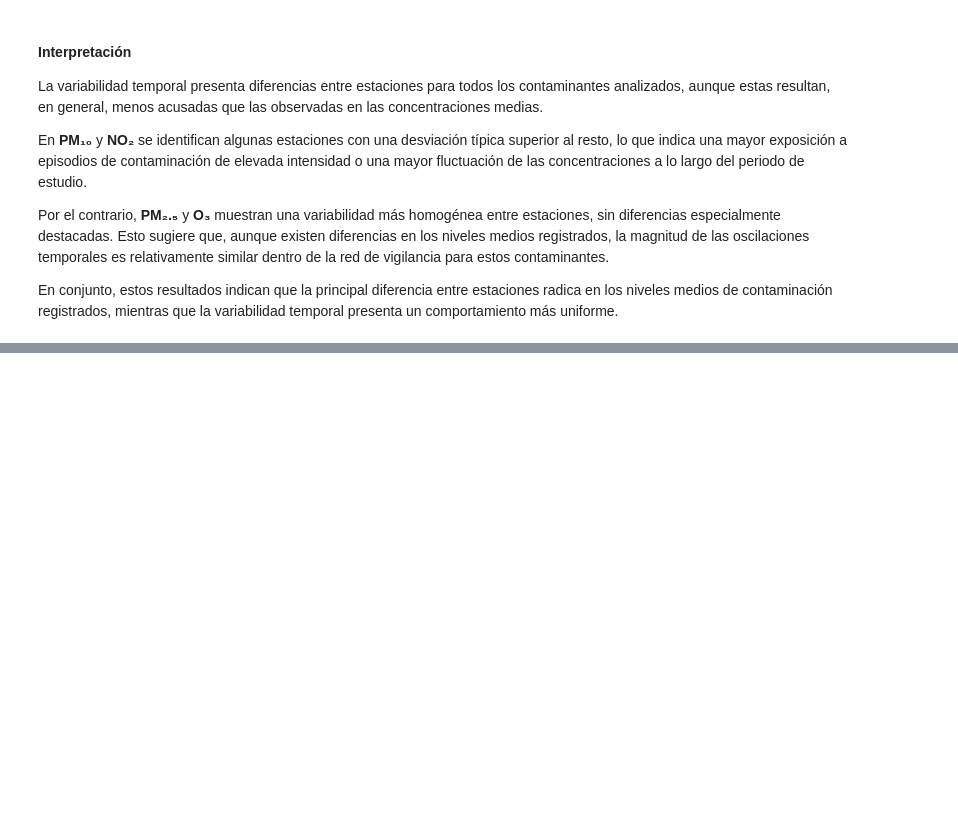
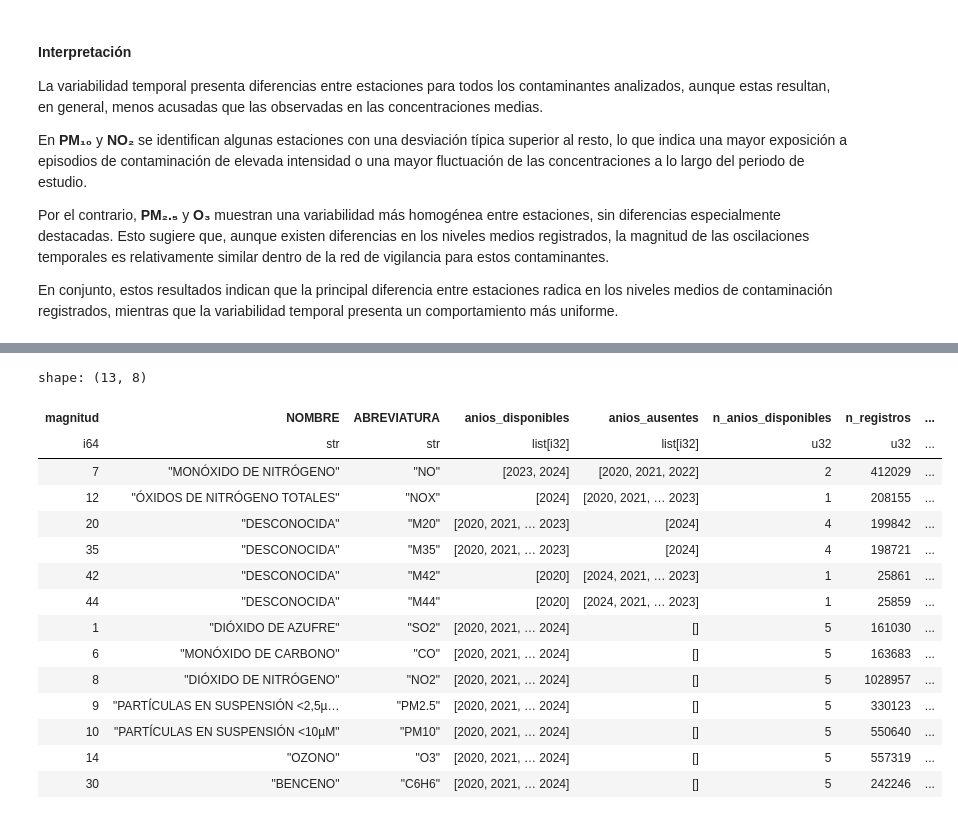
Before and after one commit to d-sba/TFM, a Jupyter notebook: src/eda/Notebooks/01_eda_calidad_aire.ipynb, the cells around one changed output, grey strips where cells are left out. Cells and saved outputs as stored; diff of their text form; code cells hidden in the pictures; blank space fills up the shorter version.

Commit message:
Actualiza el EDA y añade la revisión de la cobertura temporal de los contaminantes

```diff
--- a/src/eda/Notebooks/01_eda_calidad_aire.ipynb
+++ b/src/eda/Notebooks/01_eda_calidad_aire.ipynb
@@ -1533,0 +1540,62 @@ En conjunto, las decisiones adoptadas permiten construir un conjunto de datos co
+# %%
+# Identificación de contaminantes con cobertura temporal completa e incompleta
+
+ANIO_INICIO = 2020
+ANIO_FIN = 2024
+
+anios_esperados = list(range(ANIO_INICIO, ANIO_FIN + 1))
+n_anios_esperados = len(anios_esperados)
+
+cobertura_contaminantes = (
+    aire_madrid
+    .with_columns(
+        pl.col("fecha").dt.year().alias("anio")
+    )
+    .group_by("magnitud")
+    .agg([
+        pl.col("anio").unique().sort().alias("anios_disponibles"),
+        pl.col("anio").n_unique().alias("n_anios_disponibles"),
+        pl.len().alias("n_registros")
+    ])
+    .join(
+        seed_aire.lazy().select([
+            "MAGNITUD",
+            "NOMBRE",
+            "ABREVIATURA"
+        ]),
+        left_on="magnitud",
+        right_on="MAGNITUD",
+        how="left"
+    )
+    .with_columns([
+        (
+            pl.col("n_anios_disponibles") == n_anios_esperados
+        ).alias("cobertura_completa"),
+
+        pl.lit(anios_esperados)
+        .list.set_difference(pl.col("anios_disponibles"))
+        .alias("anios_ausentes")
+    ])
+    .select([
+        "magnitud",
+        "NOMBRE",
+        "ABREVIATURA",
+        "anios_disponibles",
+        "anios_ausentes",
+        "n_anios_disponibles",
+        "n_registros",
+        "cobertura_completa"
+    ])
+    .sort(
+        ["cobertura_completa", "magnitud"],
+        descending=[False, False]
+    )
+    .collect()
+)
+
+print("=" * 100)
+print("COBERTURA TEMPORAL DE LOS CONTAMINANTES")
+print("=" * 100)
+
+display(cobertura_contaminantes)
+# %% [output]
@@ -1533,0 +1605,16 @@ En conjunto, las decisiones adoptadas permiten construir un conjunto de datos co
+shape: (13, 8)
+| magnitud | NOMBRE | ABREVIATURA | anios_disponibles | anios_ausentes | n_anios_disponibles | n_registros | ... |
+| i64 | str | str | list[i32] | list[i32] | u32 | u32 | ... |
+| 7 | "MONÓXIDO DE NITRÓGENO" | "NO" | [2023, 2024] | [2020, 2021, 2022] | 2 | 412029 | ... |
+| 12 | "ÓXIDOS DE NITRÓGENO TOTALES" | "NOX" | [2024] | [2020, 2021, … 2023] | 1 | 208155 | ... |
+| 20 | "DESCONOCIDA" | "M20" | [2020, 2021, … 2023] | [2024] | 4 | 199842 | ... |
+| 35 | "DESCONOCIDA" | "M35" | [2020, 2021, … 2023] | [2024] | 4 | 198721 | ... |
+| 42 | "DESCONOCIDA" | "M42" | [2020] | [2024, 2021, … 2023] | 1 | 25861 | ... |
+| 44 | "DESCONOCIDA" | "M44" | [2020] | [2024, 2021, … 2023] | 1 | 25859 | ... |
+| 1 | "DIÓXIDO DE AZUFRE" | "SO2" | [2020, 2021, … 2024] | [] | 5 | 161030 | ... |
+| 6 | "MONÓXIDO DE CARBONO" | "CO" | [2020, 2021, … 2024] | [] | 5 | 163683 | ... |
+| 8 | "DIÓXIDO DE NITRÓGENO" | "NO2" | [2020, 2021, … 2024] | [] | 5 | 1028957 | ... |
+| 9 | "PARTÍCULAS EN SUSPENSIÓN <2,5µ… | "PM2.5" | [2020, 2021, … 2024] | [] | 5 | 330123 | ... |
+| 10 | "PARTÍCULAS EN SUSPENSIÓN <10µM" | "PM10" | [2020, 2021, … 2024] | [] | 5 | 550640 | ... |
+| 14 | "OZONO" | "O3" | [2020, 2021, … 2024] | [] | 5 | 557319 | ... |
+| 30 | "BENCENO" | "C6H6" | [2020, 2021, … 2024] | [] | 5 | 242246 | ... |
```
Also changed, not shown: parts of 4 cells of this notebook.
